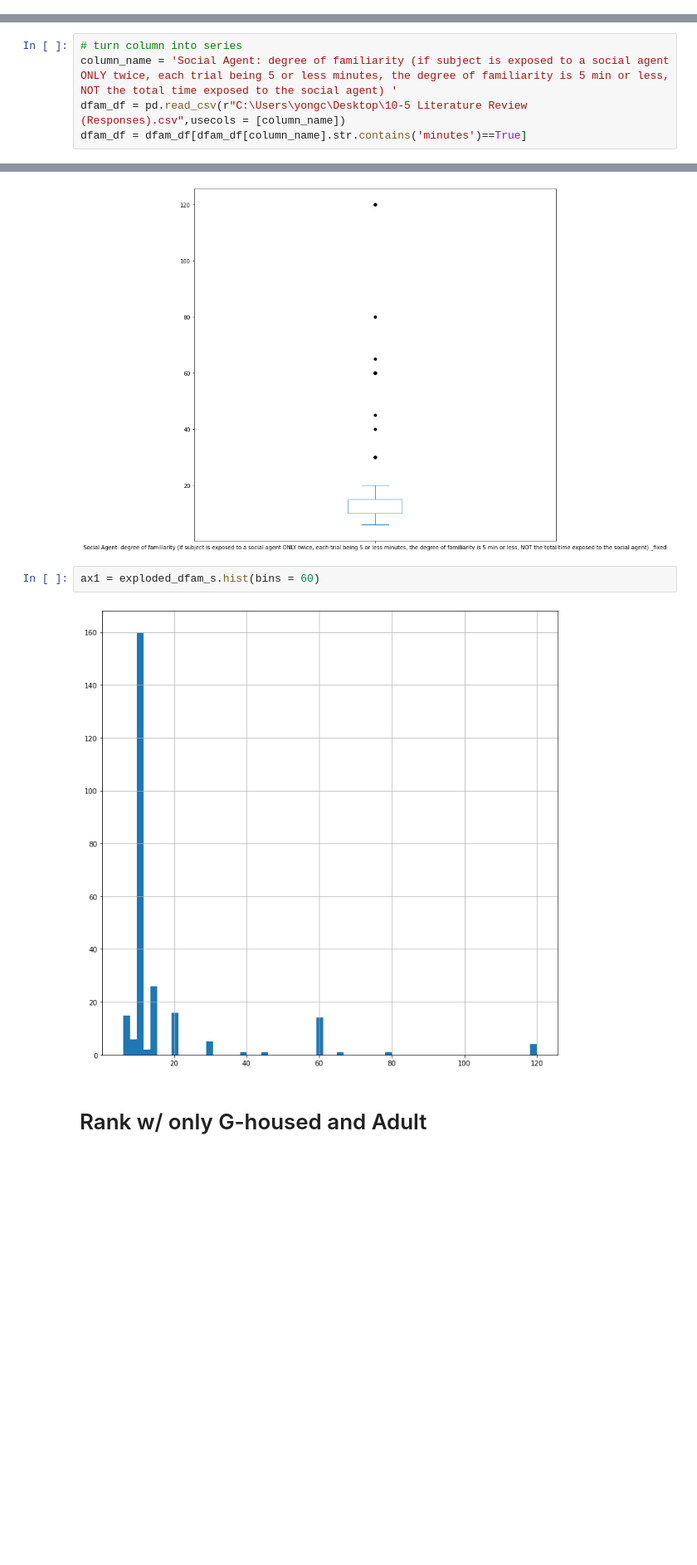
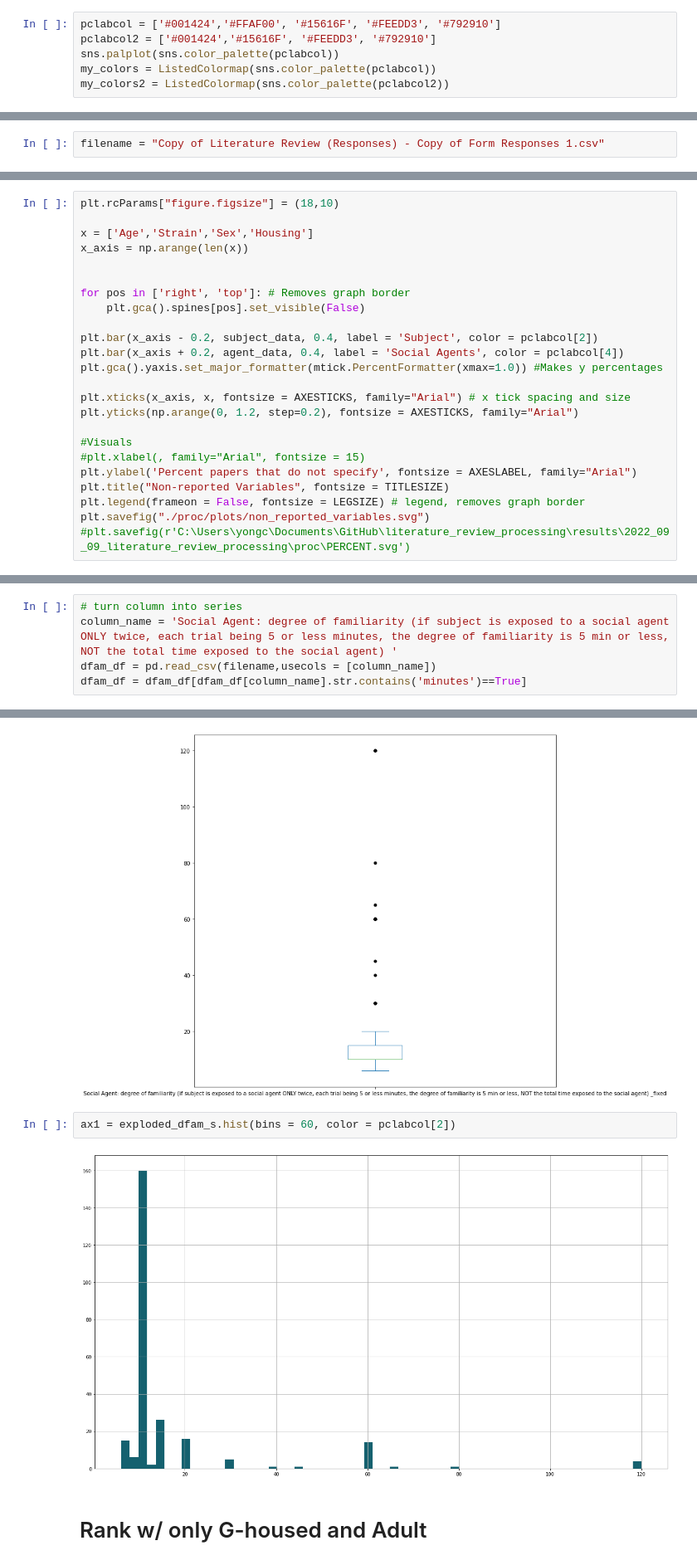
Before and after one commit to padillacoreanolab/literature_review_processing, a Jupyter notebook: results/2022_09_09_literature_review_processing/Graphs for Literature Review.ipynb, the cells around one changed output, grey strips where cells are left out. Shown at 83% size. Cells and saved outputs as stored; diff of their text form; blank space fills up the shorter version.

Commit message:
color palette and other aesthetics, added zeros

```diff
--- a/results/2022_09_09_literature_review_processing/Graphs for Literature Review.ipynb
+++ b/results/2022_09_09_literature_review_processing/Graphs for Literature Review.ipynb
@@ -10,0 +13,6 @@ import matplotlib.ticker as mtick
+# %%
+pclabcol = ['#001424','#FFAF00', '#15616F', '#FEEDD3', '#792910']
+pclabcol2 = ['#001424','#15616F', '#FEEDD3', '#792910']
+sns.palplot(sns.color_palette(pclabcol))
+my_colors = ListedColormap(sns.color_palette(pclabcol))
+my_colors2 = ListedColormap(sns.color_palette(pclabcol2))
@@ -11,3 +29,5 @@ import matplotlib.ticker as mtick
+# %%
+filename = "Copy of Literature Review (Responses) - Copy of Form Responses 1.csv"
 # %%
 plt.rcParams["figure.figsize"] = (18,10)
 for pos in ['right', 'top', 'bottom']: # Removes graph border
@@ -164,0 +161,24 @@ plt.savefig("./proc/L")
+# %%
+plt.rcParams["figure.figsize"] = (18,10)
+
+x = ['Age','Strain','Sex','Housing']
+x_axis = np.arange(len(x))
+
+
+for pos in ['right', 'top']: # Removes graph border
+    plt.gca().spines[pos].set_visible(False)
+
+plt.bar(x_axis - 0.2, subject_data, 0.4, label = 'Subject', color = pclabcol[2])
+plt.bar(x_axis + 0.2, agent_data, 0.4, label = 'Social Agents', color = pclabcol[4])
+plt.gca().yaxis.set_major_formatter(mtick.PercentFormatter(xmax=1.0)) #Makes y percentages
+
+plt.xticks(x_axis, x, fontsize = AXESTICKS, family="Arial") # x tick spacing and size
+plt.yticks(np.arange(0, 1.2, step=0.2), fontsize = AXESTICKS, family="Arial")
+
+#Visuals
+#plt.xlabel(, family="Arial", fontsize = 15)
+plt.ylabel('Percent papers that do not specify', fontsize = AXESLABEL, family="Arial")
+plt.title("Non-reported Variables", fontsize = TITLESIZE)
+plt.legend(frameon = False, fontsize = LEGSIZE) # legend, removes graph border
+plt.savefig("./proc/plots/non_reported_variables.svg")
+#plt.savefig(r'C:\Users\yongc\Documents\GitHub\literature_review_processing\results\2022_09_09_literature_review_processing\proc\PERCENT.svg')
@@ -201,7 +246,7 @@ list(filter(lambda a: a != 'Does not specify', dfam_lst)) #Removes all does not
 # %%
 # turn column into series
 column_name = 'Social Agent: degree of familiarity (if subject is exposed to a social agent ONLY twice, each trial being 5 or less minutes, the degree of familiarity is 5 min or less, NOT the total time exposed to the social agent) '
-dfam_df = pd.read_csv(r"C:\Users\yongc\Desktop\10-5 Literature Review (Responses).csv",usecols = [column_name])
+dfam_df = pd.read_csv(filename,usecols = [column_name])
 dfam_df = dfam_df[dfam_df[column_name].str.contains('minutes')==True]
 # %%
 fixed_column_name = column_name + "_fixed"
@@ -220,9 +265,9 @@ ax = exploded_dfam_s.plot.box(flierprops={'marker': 'o', 'markersize': 5, 'marke
 # %% [output]
 [figure]
 # %%
-ax1 = exploded_dfam_s.hist(bins = 60)
+ax1 = exploded_dfam_s.hist(bins = 60, color = pclabcol[2])
 # %% [output]
-[figure, old version]
+[figure, new version]
 # %% [markdown]
 # Rank w/ only G-housed and Adult
 # %% [markdown]
```
Also changed, not shown: parts of 29 cells of this notebook, 2 other files.
